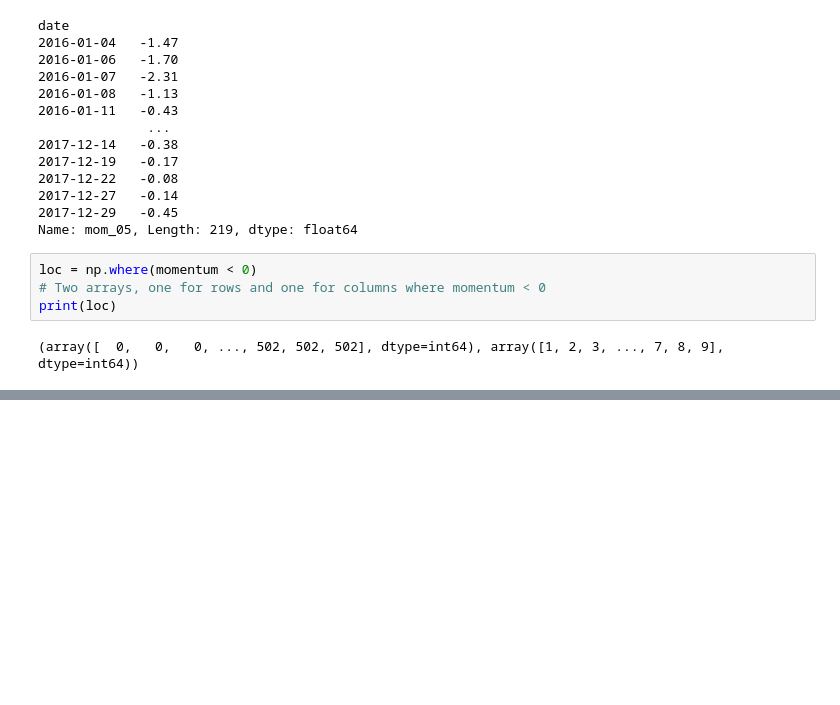
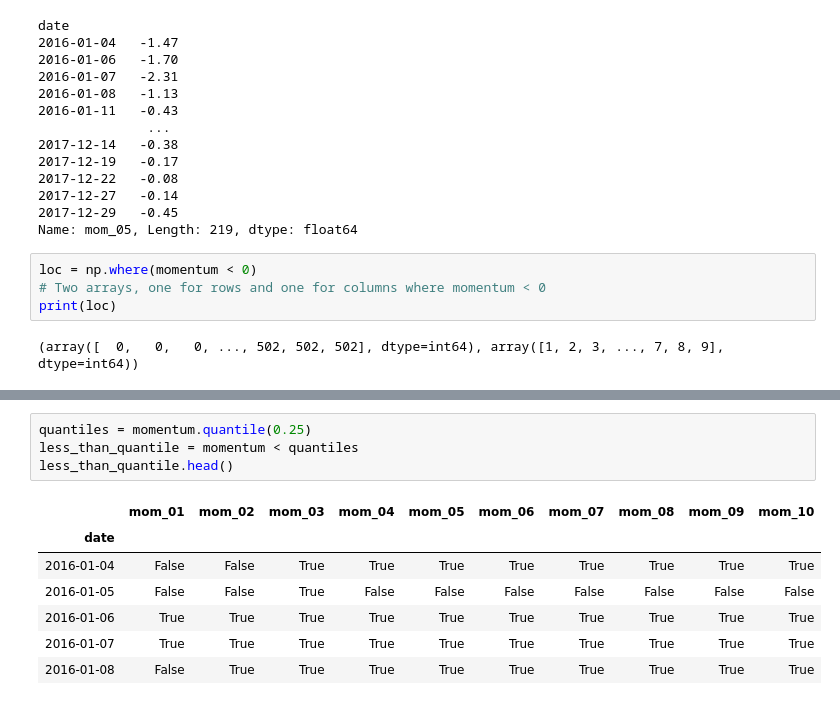
Before and after one commit to bashtage/python-introduction, a Jupyter notebook: solutions/introduction/lesson-16.ipynb, the cells around one changed output, grey strips where cells are left out. Cells and saved outputs as stored; diff of their text form; blank space fills up the shorter version.

```diff
--- a/solutions/introduction/lesson-16.ipynb
+++ b/solutions/introduction/lesson-16.ipynb
@@ -305,0 +343,12 @@ print(loc)
+# %%
+quantiles = momentum.quantile(0.25)
+less_than_quantile = momentum < quantiles
+less_than_quantile.head()
+# %% [output]
+|  | mom_01 | mom_02 | mom_03 | mom_04 | mom_05 | mom_06 | mom_07 | mom_08 | mom_09 | mom_10 |
+| date |  |  |  |  |  |  |  |  |  |  |
+| 2016-01-04 | False | False | True | True | True | True | True | True | True | True |
+| 2016-01-05 | False | False | True | False | False | False | False | False | False | False |
+| 2016-01-06 | True | True | True | True | True | True | True | True | True | True |
+| 2016-01-07 | True | True | True | True | True | True | True | True | True | True |
+| 2016-01-08 | False | True | True | True | True | True | True | True | True | True |
```
Also changed, not shown: parts of 7 cells of this notebook, 32 other files.
